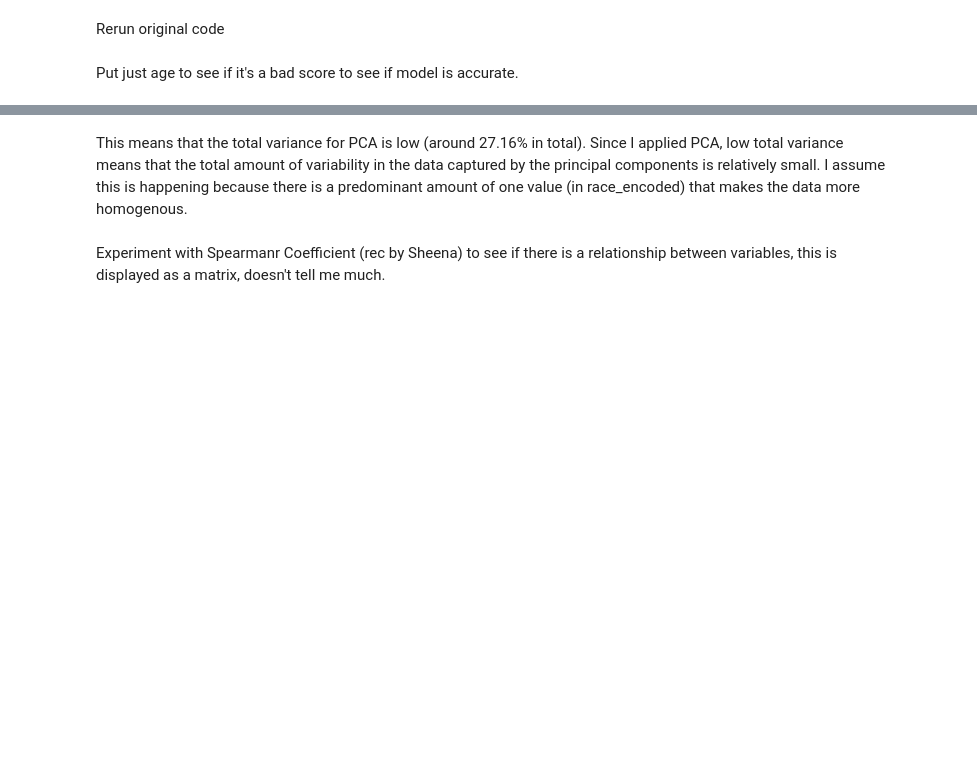
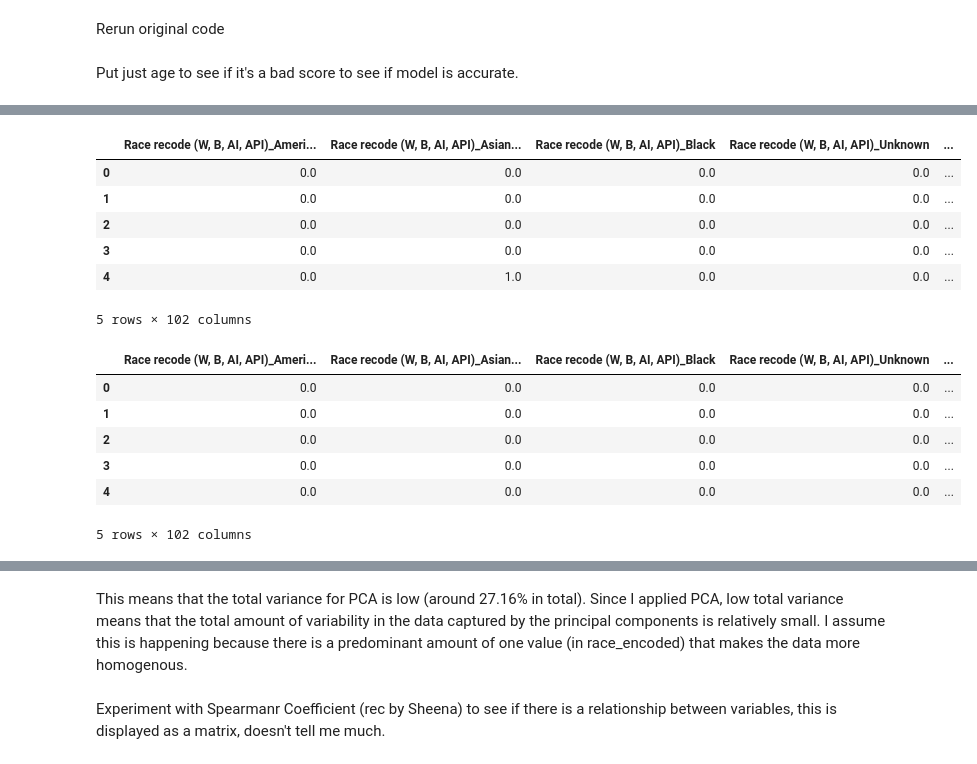
Before and after one commit to lixin-source/cisc4900, a Jupyter notebook: linReg.ipynb, the cells around one changed output, grey strips where cells are left out. Saved outputs shown, nothing was run; the diff lists cells and outputs as text; code cells hidden in the pictures; blank space fills up the shorter version.

```diff
--- a/linReg.ipynb
+++ b/linReg.ipynb
@@ -347,0 +316,15 @@ X_train, X_test, y_train, y_test = train_test_split(X, y, test_size=0.3, random_
+# %%
+#create the tuple for column transformer
+num_tuple = (num_pipe, num_selector)
+cat_tuple = (cat_pipe, cat_selector)
+
+#create the preprocessor column transformer
+preprocessor = make_column_transformer(num_tuple, cat_tuple, remainder = 'passthrough')
+# %%
+#transform the data
+#fit only the train data
+preprocessor.fit(X_train)
+
+#trainsform train and test data
+X_train_processed = preprocessor.transform(X_train)
+X_test_processed = preprocessor.transform(X_test)
@@ -347,0 +340,6 @@ X_train, X_test, y_train, y_test = train_test_split(X, y, test_size=0.3, random_
+# %%
+#extract feature names from ohe
+cat_feature_names = preprocessor.named_transformers_['pipeline-2']\
+                    .named_steps['onehotencoder']\
+                    .get_feature_names_out(cat_selector(X_train))
+cat_feature_names
@@ -347,0 +364,24 @@ X_train, X_test, y_train, y_test = train_test_split(X, y, test_size=0.3, random_
+# %%
+final_cols = num_selector(X_train) + list(cat_feature_names)
+# %%
+#view transformed data as a dataframe
+X_train_df = pd.DataFrame(X_train_processed, columns = final_cols)
+X_test_df = pd.DataFrame(X_test_processed, columns = final_cols)
+
+display(X_train_df.head())
+X_test_df.head()
+# %% [output]
+|  | Race recode (W, B, AI, API)_Ameri... | Race recode (W, B, AI, API)_Asian... | Race recode (W, B, AI, API)_Black | Race recode (W, B, AI, API)_Unknown | ... |
+| 0 | 0.0 | 0.0 | 0.0 | 0.0 | ... |
+| 1 | 0.0 | 0.0 | 0.0 | 0.0 | ... |
+| 2 | 0.0 | 0.0 | 0.0 | 0.0 | ... |
+| 3 | 0.0 | 0.0 | 0.0 | 0.0 | ... |
+| 4 | 0.0 | 1.0 | 0.0 | 0.0 | ... |
+5 rows × 102 columns
+|  | Race recode (W, B, AI, API)_Ameri... | Race recode (W, B, AI, API)_Asian... | Race recode (W, B, AI, API)_Black | Race recode (W, B, AI, API)_Unknown | ... |
+| 0 | 0.0 | 0.0 | 0.0 | 0.0 | ... |
+| 1 | 0.0 | 0.0 | 0.0 | 0.0 | ... |
+| 2 | 0.0 | 0.0 | 0.0 | 0.0 | ... |
+| 3 | 0.0 | 0.0 | 0.0 | 0.0 | ... |
+| 4 | 0.0 | 0.0 | 0.0 | 0.0 | ... |
+5 rows × 102 columns
```
Also changed, not shown: parts of 36 cells of this notebook, 1 other file.
